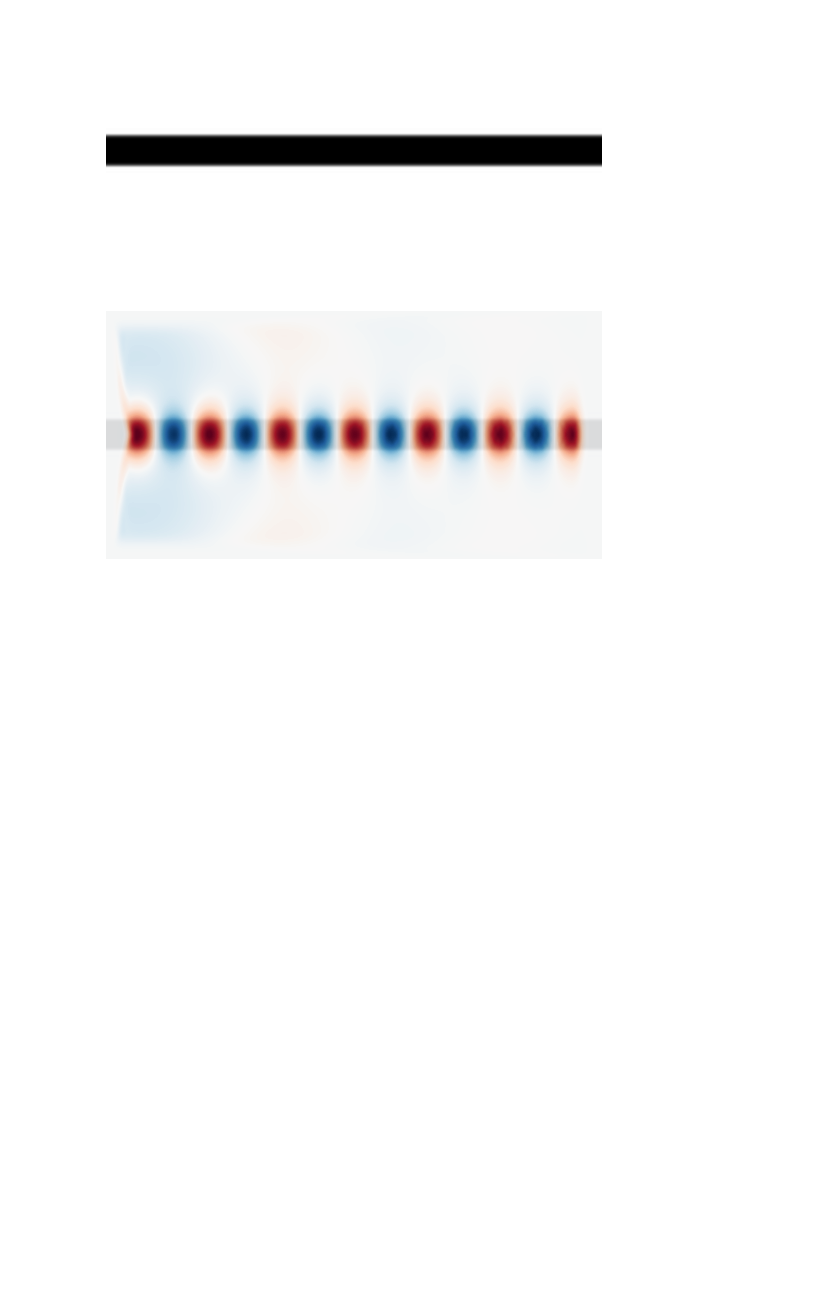
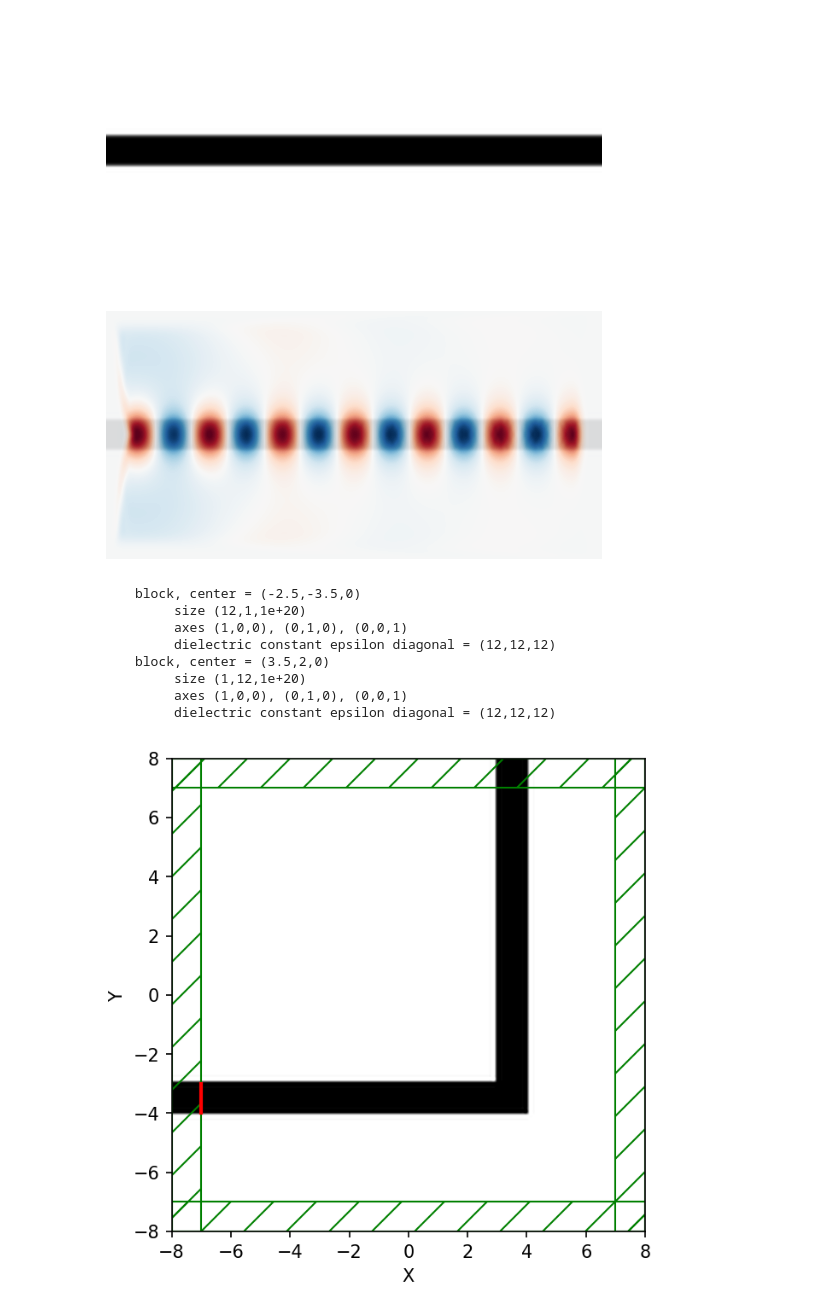
Before and after one commit to tornikeo/fe_vortex_optic_gates, a Jupyter notebook: meep_tutorials/python_tutorial.ipynb, the cells around one changed output. Saved outputs shown, nothing was run; the diff lists cells and outputs as text; code cells hidden in the pictures; blank space fills up the shorter version.

```diff
--- a/meep_tutorials/python_tutorial.ipynb
+++ b/meep_tutorials/python_tutorial.ipynb
@@ -85,3 +85,50 @@ plt.axis('off')
 plt.show()
 # %% [output]
 [figure]
+# %%
+cell = mp.Vector3(16,16,0)
+pml_layers = [mp.PML(1.0)]
+geometry = [
+    mp.Block(
+        mp.Vector3(12, 1, mp.inf),
+        center=mp.Vector3(-2.5, -3.5),
+        material=mp.Medium(epsilon=12),
+    ),
+    mp.Block(
+        mp.Vector3(1, 12, mp.inf),
+        center=mp.Vector3( 3.5, 2),
+        material=mp.Medium(epsilon=12),
+    ),
+]
+# sources = [mp.Source(
+#     mp.ContinuousSource(frequency=2*(11**.5), width=20),
+#     component=mp.Ez,
+#      center=mp.Vector3(-7,-3.5),
+#      size=mp.Vector3(0,1)
+# )]
+sources = [mp.Source(mp.ContinuousSource(wavelength=2*(11**0.5), width=20),
+                     component=mp.Ez,
+                     center=mp.Vector3(-7,-3.5),
+                     size=mp.Vector3(0,1))]
+resolution = 10
+sim = mp.Simulation(
+    cell_size=cell,
+    boundary_layers=pml_layers,
+    geometry=geometry,
+    sources=sources,
+    resolution=resolution
+)
+# %%
+f = plt.figure(dpi=150)
+sim.plot2D(ax=f.gca())
+plt.show()
+# %% [output]
+     block, center = (-2.5,-3.5,0)
+          size (12,1,1e+20)
+          axes (1,0,0), (0,1,0), (0,0,1)
+          dielectric constant epsilon diagonal = (12,12,12)
+     block, center = (3.5,2,0)
+          size (1,12,1e+20)
+          axes (1,0,0), (0,1,0), (0,0,1)
+          dielectric constant epsilon diagonal = (12,12,12)
+[figure, added]
```
Also changed, not shown: parts of 4 cells of this notebook, 1 other file.
